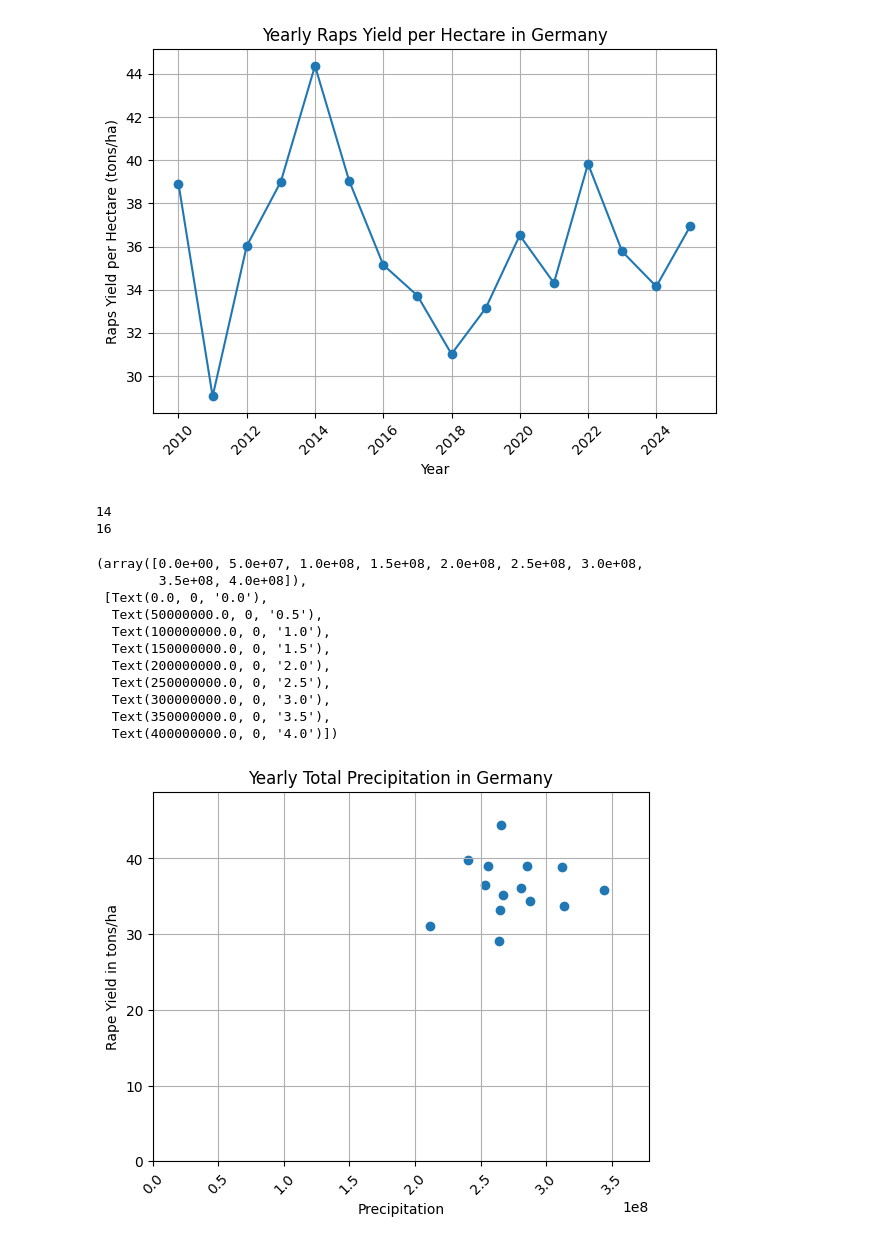
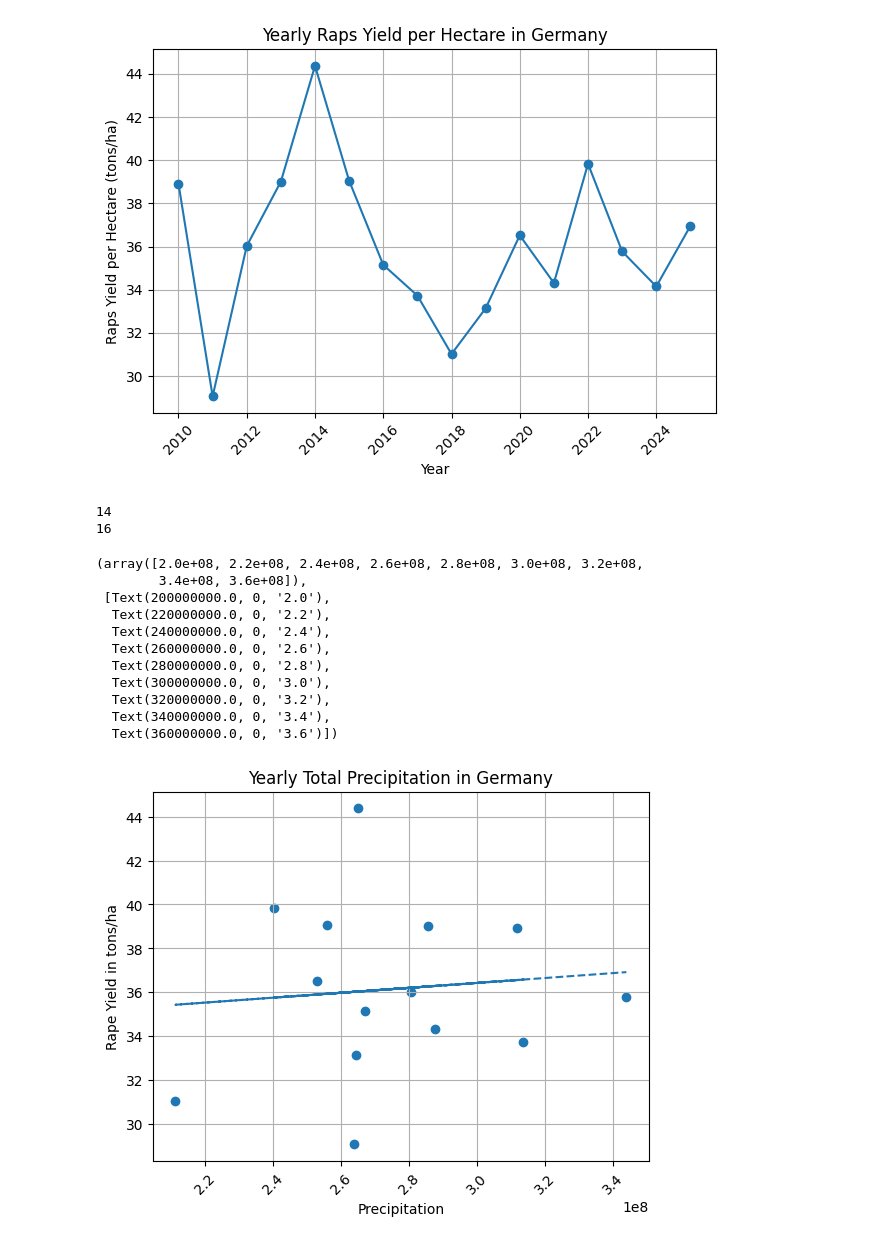
Before and after one commit to gespel/CropYieldModel, a Jupyter notebook: main.ipynb, the cells around one changed output. Drawn from its saved outputs; the diff is of its cells as text; code cells hidden in the pictures.

```diff
--- a/main.ipynb
+++ b/main.ipynb
@@ -194,35 +194,36 @@ plt.show()
 # %%
 yearly_precipitation = []
 
 for year in range(2010, 2024):
     filename = f".data/pr_hyras_1_{year}_v6-1_de.nc"
     #filename = f'.data/pr_{year}_de_flat.csv'
     if os.path.exists(filename):
         yearly_precipitation.append((year, total_precipitation(filename)))
 
 print(len(yearly_precipitation))
 print(len(rape_yields))
 
 plt.scatter([x[1] for x in yearly_precipitation], rape_yields[:len(yearly_precipitation)], marker='o')
+fit_curve = np.polyfit([x[1] for x in yearly_precipitation], rape_yields[:len(yearly_precipitation)], 1)
+fit_func = np.poly1d(fit_curve)
+plt.plot([x[1] for x in yearly_precipitation], fit_func([x[1] for x in yearly_precipitation]), label='Fit', linestyle='--')
 plt.xlabel('Precipitation')
 plt.ylabel('Rape Yield in tons/ha')
 plt.title('Yearly Total Precipitation in Germany')
-plt.xlim(0, max([x[1] for x in yearly_precipitation]) * 1.1)
-plt.ylim(0, max(rape_yields) * 1.1)
 plt.grid()
 plt.xticks(rotation=45)
 # %% [output]
 14
 16
-(array([0.0e+00, 5.0e+07, 1.0e+08, 1.5e+08, 2.0e+08, 2.5e+08, 3.0e+08,
-        3.5e+08, 4.0e+08]),
- [Text(0.0, 0, '0.0'),
-  Text(50000000.0, 0, '0.5'),
-  Text(100000000.0, 0, '1.0'),
-  Text(150000000.0, 0, '1.5'),
-  Text(200000000.0, 0, '2.0'),
-  Text(250000000.0, 0, '2.5'),
+(array([2.0e+08, 2.2e+08, 2.4e+08, 2.6e+08, 2.8e+08, 3.0e+08, 3.2e+08,
+        3.4e+08, 3.6e+08]),
+ [Text(200000000.0, 0, '2.0'),
+  Text(220000000.0, 0, '2.2'),
+  Text(240000000.0, 0, '2.4'),
+  Text(260000000.0, 0, '2.6'),
+  Text(280000000.0, 0, '2.8'),
   Text(300000000.0, 0, '3.0'),
-  Text(350000000.0, 0, '3.5'),
-  Text(400000000.0, 0, '4.0')])
+  Text(320000000.0, 0, '3.2'),
+  Text(340000000.0, 0, '3.4'),
+  Text(360000000.0, 0, '3.6')])
-[figure, old version]
+[figure, new version]
```
